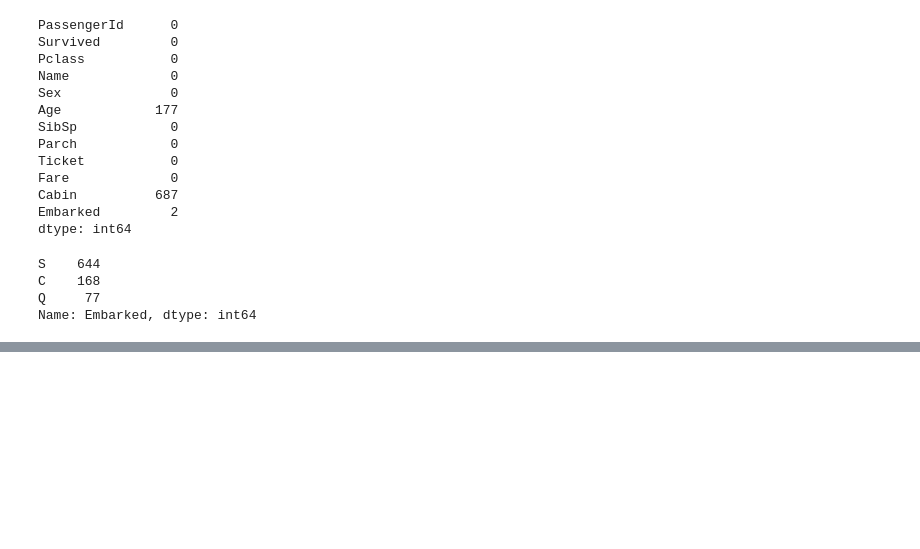
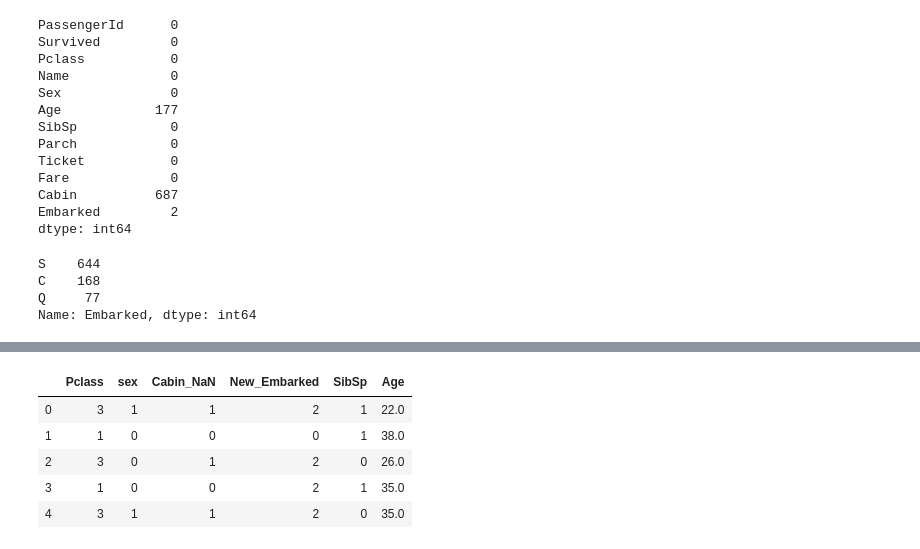
Before and after one commit to h2o4sure01/titanic-prediction, a Jupyter notebook: titanic prediction.ipynb, the cells around one changed output, grey strips where cells are left out. Drawn from its saved outputs; the diff is of its cells as text; code cells hidden in the pictures; blank space fills up the shorter version.

```diff
--- a/titanic prediction.ipynb
+++ b/titanic prediction.ipynb
@@ -97,0 +125,10 @@ Name: Cabin_NaN, dtype: int64
+# %%
+df_train = train[['Pclass', 'sex','Cabin_NaN','New_Embarked','SibSp','Age']]
+df_train.head()
+# %% [output]
+|  | Pclass | sex | Cabin_NaN | New_Embarked | SibSp | Age |
+| 0 | 3 | 1 | 1 | 2 | 1 | 22.0 |
+| 1 | 1 | 0 | 0 | 0 | 1 | 38.0 |
+| 2 | 3 | 0 | 1 | 2 | 0 | 26.0 |
+| 3 | 1 | 0 | 0 | 2 | 1 | 35.0 |
+| 4 | 3 | 1 | 1 | 2 | 0 | 35.0 |
```
Also changed, not shown: parts of 9 cells of this notebook.
